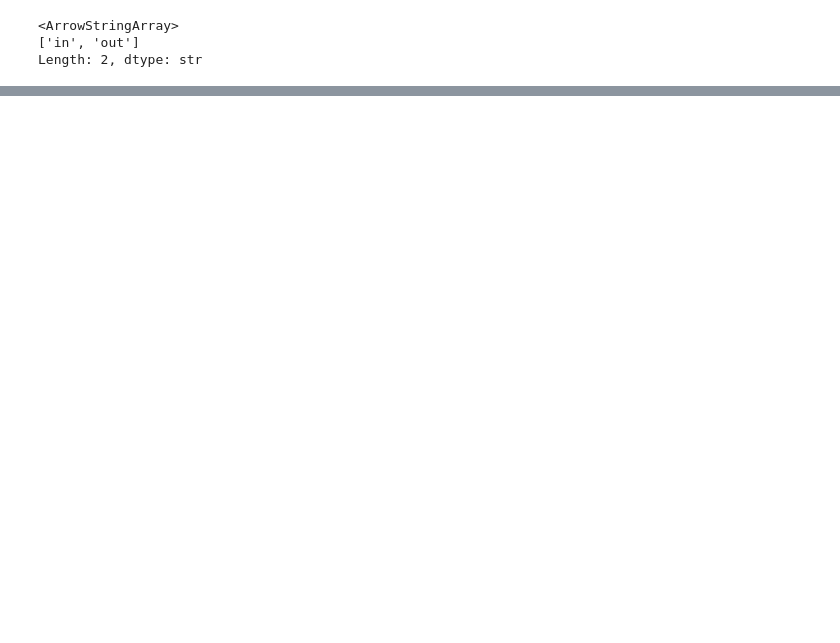
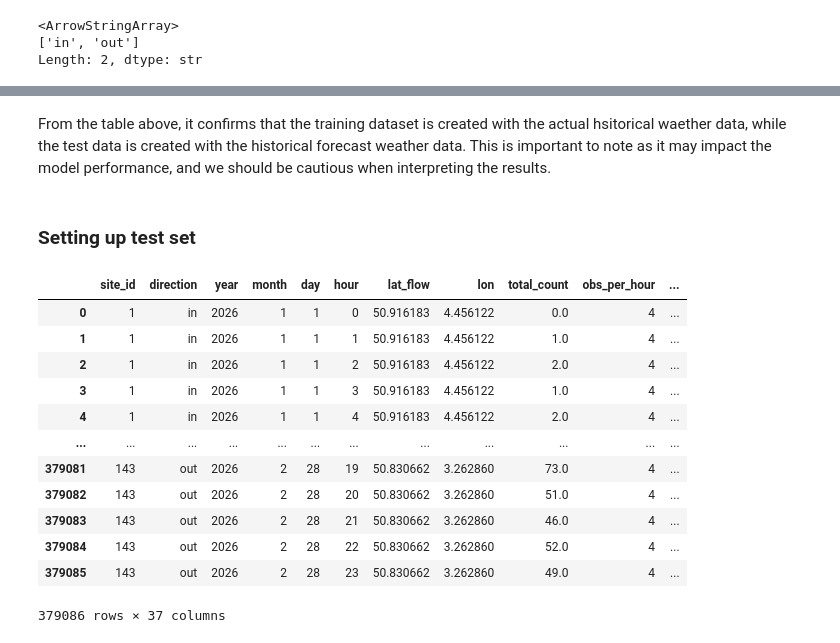
Before and after one commit to ZelalAldag/MDA_Project, a Jupyter notebook: forecasting_xgboost.ipynb, the cells around one changed output, grey strips where cells are left out. Cells and saved outputs as stored; diff of their text form; code cells hidden in the pictures; blank space fills up the shorter version.

```diff
--- a/forecasting_xgboost.ipynb
+++ b/forecasting_xgboost.ipynb
@@ -682,0 +299,4 @@ forecast_results_df.groupby("window").agg({"MAE": "mean", "RMSE": "mean", "MAPE"
+# %%
+PATH_PARQUET_TEST_WITH_FORECAST = "data/2025_2026_forecast_integrated_data_test.parquet"
+PATH_PARQUET_TEST_WITH_ACTUALS = "data/2025_2026_actual_integrated_data_test.parquet"
+TEST_YEAR = 2026
@@ -682,0 +378,24 @@ forecast_results_df.groupby("window").agg({"MAE": "mean", "RMSE": "mean", "MAPE"
+# %% [markdown]
+From the table above, it confirms that the training dataset is created with the actual hsitorical waether data, while the test data is created with the historical forecast weather data. This is important to note as it may impact the model performance, and we should be cautious when interpreting the results.
+# %% [markdown]
+### Setting up test set
+# %%
+test_df = pq.read_table(PATH_PARQUET_TEST_WITH_FORECAST, filters=[
+            ("time", ">=", pd.Timestamp(f"{TEST_YEAR}-01-01")),
+            ("time", "<=", pd.Timestamp(f"{TEST_YEAR}-12-31")),
+        ],).to_pandas()
+test_df
+# %% [output]
+|  | site_id | direction | year | month | day | hour | lat_flow | lon | total_count | obs_per_hour | ... |
+| 0 | 1 | in | 2026 | 1 | 1 | 0 | 50.916183 | 4.456122 | 0.0 | 4 | ... |
+| 1 | 1 | in | 2026 | 1 | 1 | 1 | 50.916183 | 4.456122 | 1.0 | 4 | ... |
+| 2 | 1 | in | 2026 | 1 | 1 | 2 | 50.916183 | 4.456122 | 2.0 | 4 | ... |
+| 3 | 1 | in | 2026 | 1 | 1 | 3 | 50.916183 | 4.456122 | 1.0 | 4 | ... |
+| 4 | 1 | in | 2026 | 1 | 1 | 4 | 50.916183 | 4.456122 | 2.0 | 4 | ... |
+| ... | ... | ... | ... | ... | ... | ... | ... | ... | ... | ... | ... |
+| 379081 | 143 | out | 2026 | 2 | 28 | 19 | 50.830662 | 3.262860 | 73.0 | 4 | ... |
+| 379082 | 143 | out | 2026 | 2 | 28 | 20 | 50.830662 | 3.262860 | 51.0 | 4 | ... |
+| 379083 | 143 | out | 2026 | 2 | 28 | 21 | 50.830662 | 3.262860 | 46.0 | 4 | ... |
+| 379084 | 143 | out | 2026 | 2 | 28 | 22 | 50.830662 | 3.262860 | 52.0 | 4 | ... |
+| 379085 | 143 | out | 2026 | 2 | 28 | 23 | 50.830662 | 3.262860 | 49.0 | 4 | ... |
+379086 rows × 37 columns
```
Also changed, not shown: parts of 77 cells of this notebook.
